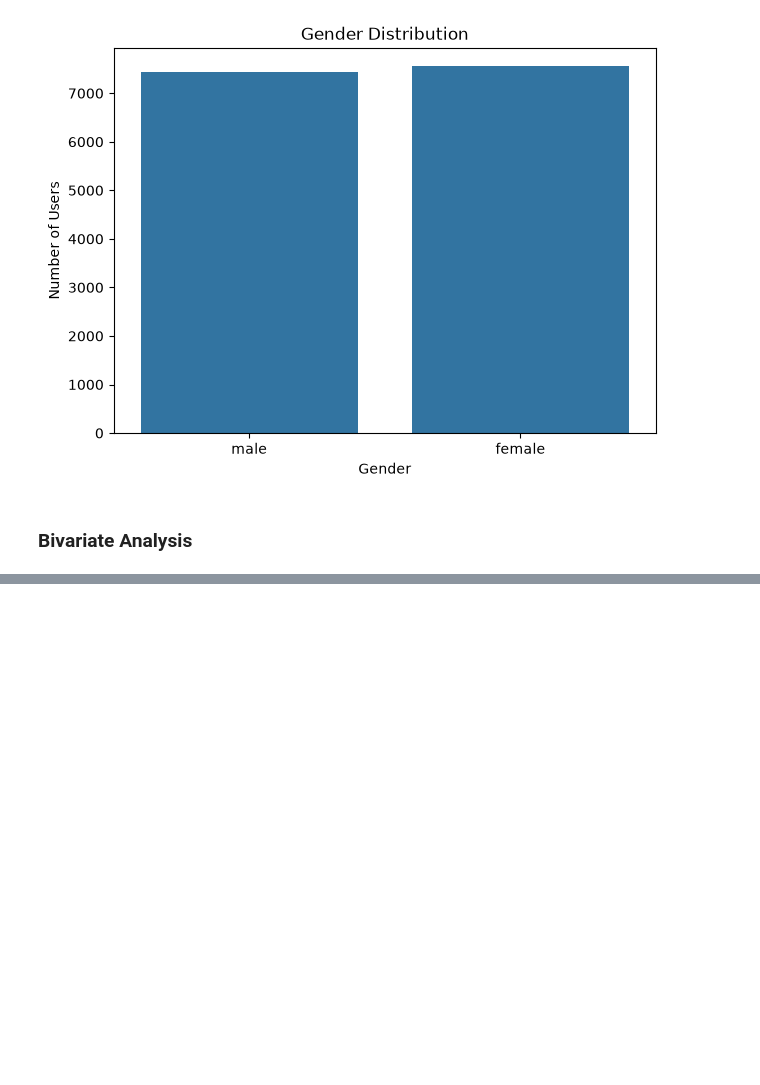
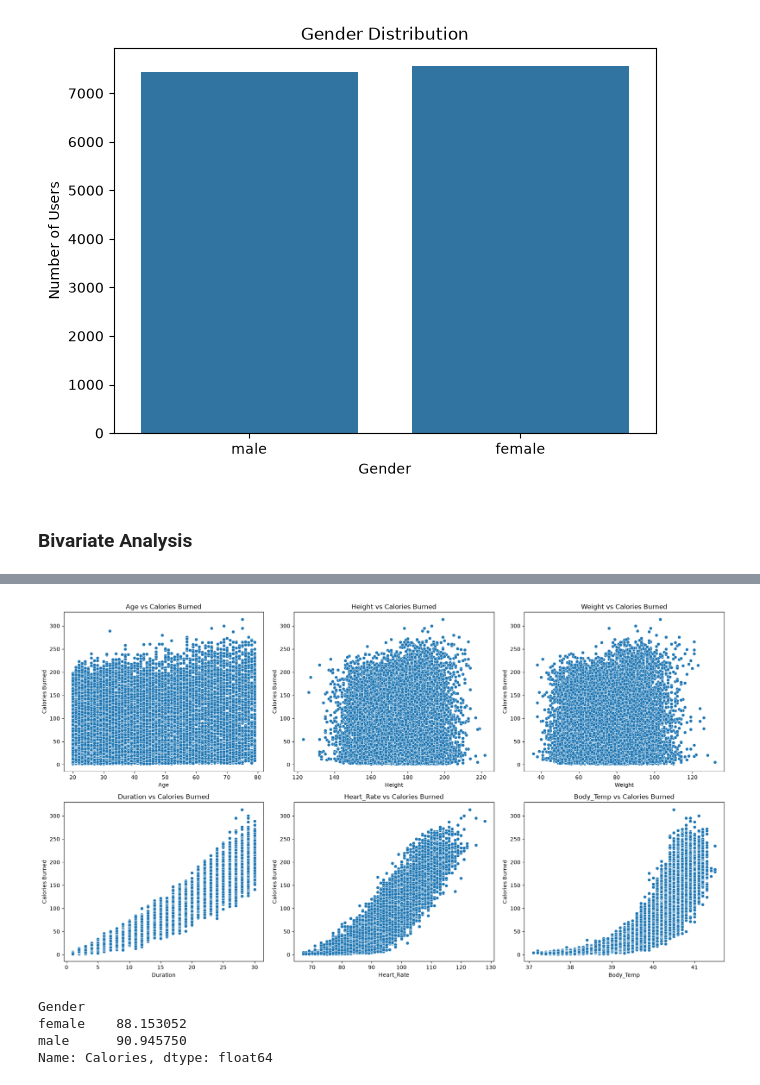
Before and after one commit to Jayadevika-jd/FitPredict, a Jupyter notebook: Notebooks/Fitpredict_preprocessinng.ipynb, the cells around one changed output, grey strips where cells are left out. Drawn from its saved outputs; the diff is of its cells as text; code cells hidden in the pictures; blank space fills up the shorter version.

```diff
--- a/Notebooks/Fitpredict_preprocessinng.ipynb
+++ b/Notebooks/Fitpredict_preprocessinng.ipynb
@@ -393,0 +403,25 @@ plt.show()
+# %%
+features = ['Age', 'Height', 'Weight', 'Duration',
+       'Heart_Rate', 'Body_Temp']
+
+fig, axes = plt.subplots(2, 3, figsize=(18, 10))
+axes = axes.flatten()
+
+for i, feature in enumerate(features):
+    sns.scatterplot(data=df_clean,x=feature,y="Calories",ax=axes[i])
+    axes[i].set_title(f"{feature} vs Calories Burned")
+    axes[i].set_xlabel(feature)
+    axes[i].set_ylabel("Calories Burned")
+
+plt.tight_layout()
+plt.show()
+# %% [output]
+[figure, added]
+# %%
+gender_calories=df_clean.groupby("Gender")["Calories"].mean()
+print(gender_calories)
+# %% [output]
+Gender
+female    88.153052
+male      90.945750
+Name: Calories, dtype: float64
```
Also changed, not shown: parts of 8 cells of this notebook.
